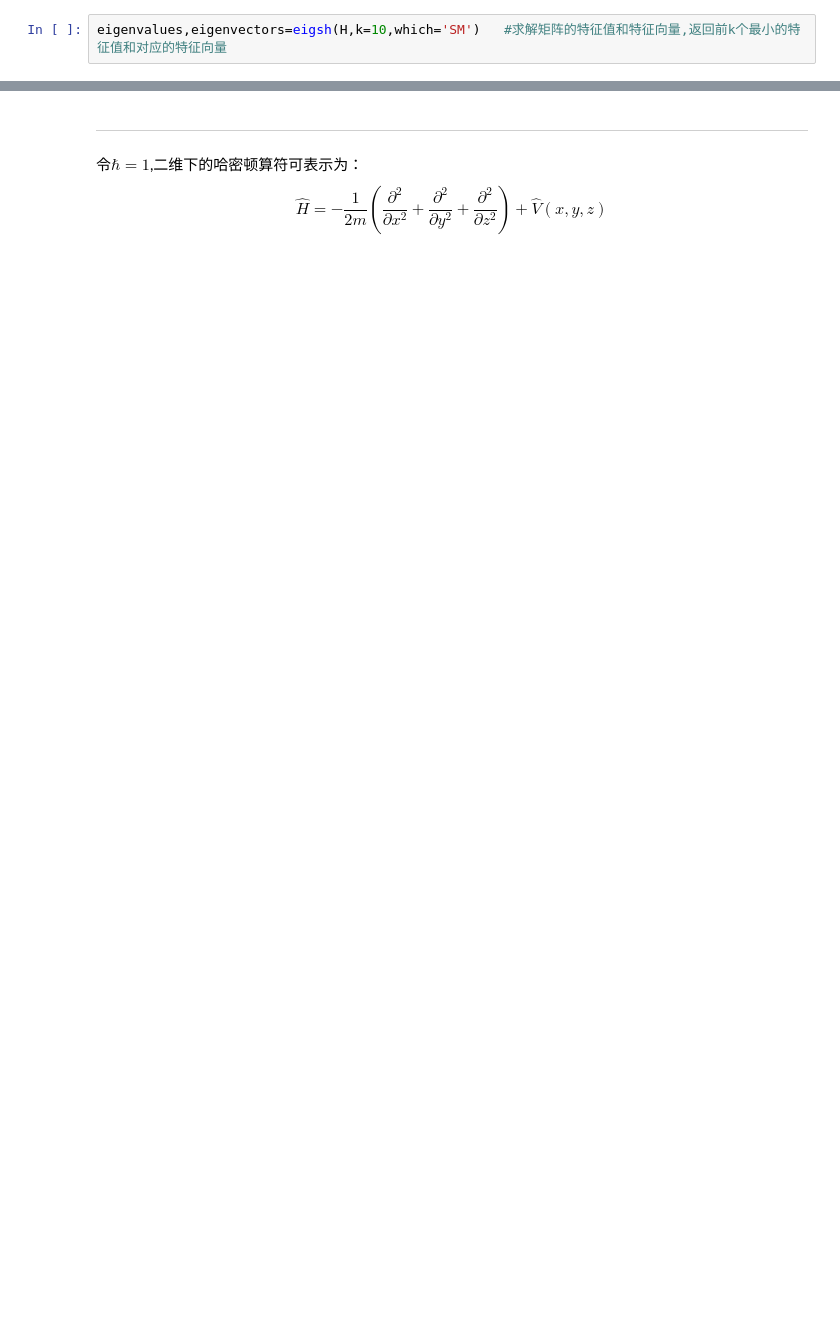
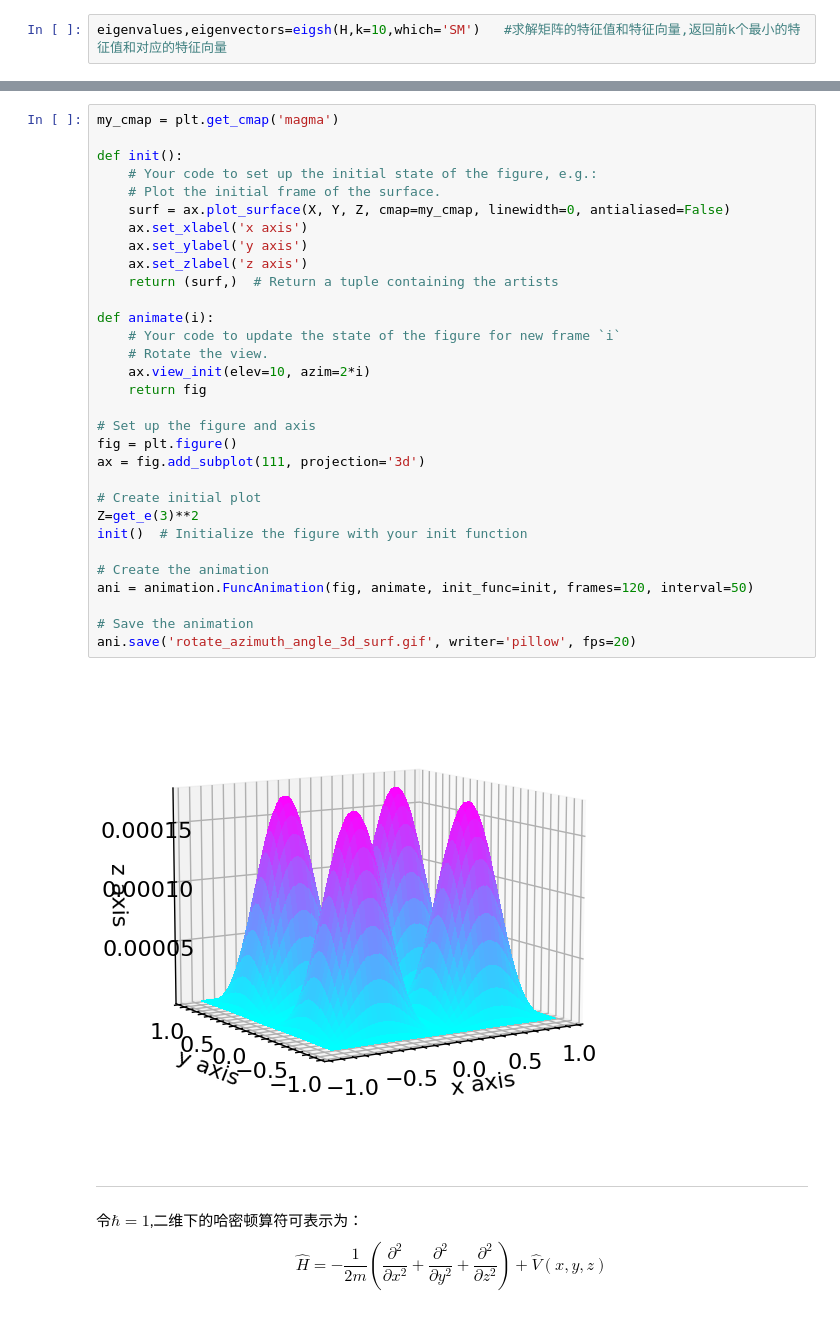
Before and after one commit to horizon14/Quantum, a Jupyter notebook: SchrodingerEquationFinalDraft.ipynb, the cells around one changed output, grey strips where cells are left out. Saved outputs shown, nothing was run; the diff lists cells and outputs as text; blank space fills up the shorter version.

```diff
--- a/SchrodingerEquationFinalDraft.ipynb
+++ b/SchrodingerEquationFinalDraft.ipynb
@@ -133,3 +139,36 @@ def get_e(n):
+# %%
+my_cmap = plt.get_cmap('magma')
+
+def init():
+    # Your code to set up the initial state of the figure, e.g.:
+    # Plot the initial frame of the surface.
+    surf = ax.plot_surface(X, Y, Z, cmap=my_cmap, linewidth=0, antialiased=False)
+    ax.set_xlabel('x axis')
+    ax.set_ylabel('y axis')
+    ax.set_zlabel('z axis')
+    return (surf,)  # Return a tuple containing the artists
+
+def animate(i):
+    # Your code to update the state of the figure for new frame `i`
+    # Rotate the view.
+    ax.view_init(elev=10, azim=2*i)
+    return fig
+
+# Set up the figure and axis
+fig = plt.figure()
+ax = fig.add_subplot(111, projection='3d')
+
+# Create initial plot
+Z=get_e(3)**2
+init()  # Initialize the figure with your init function
+
+# Create the animation
+ani = animation.FuncAnimation(fig, animate, init_func=init, frames=120, interval=50)
+
+# Save the animation
+ani.save('rotate_azimuth_angle_3d_surf.gif', writer='pillow', fps=20)
+# %% [output]
+[figure, added]
 # %% [markdown]
 ***
 # %% [markdown]
```
Also changed, not shown: parts of 3 cells of this notebook, 2 other files.
